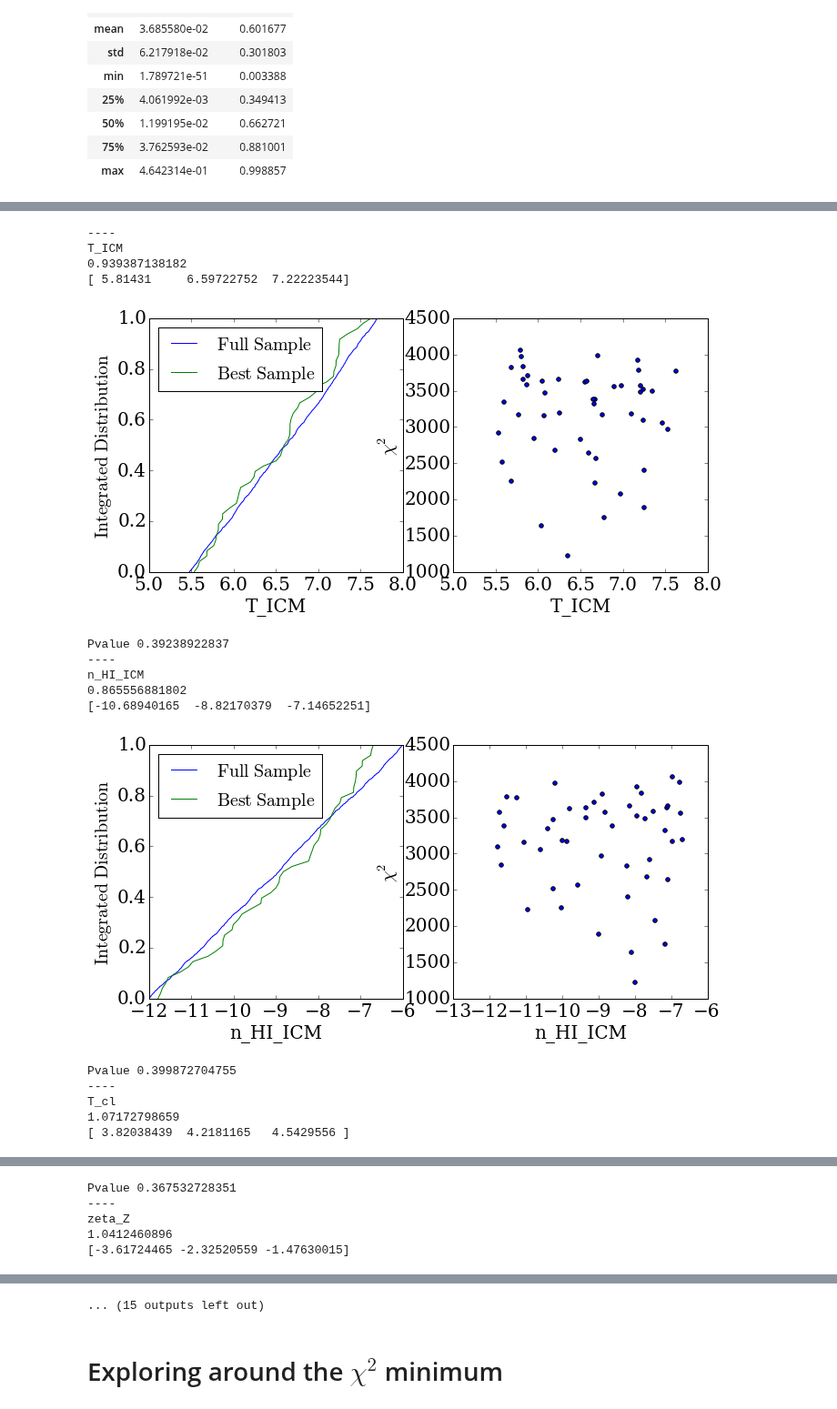
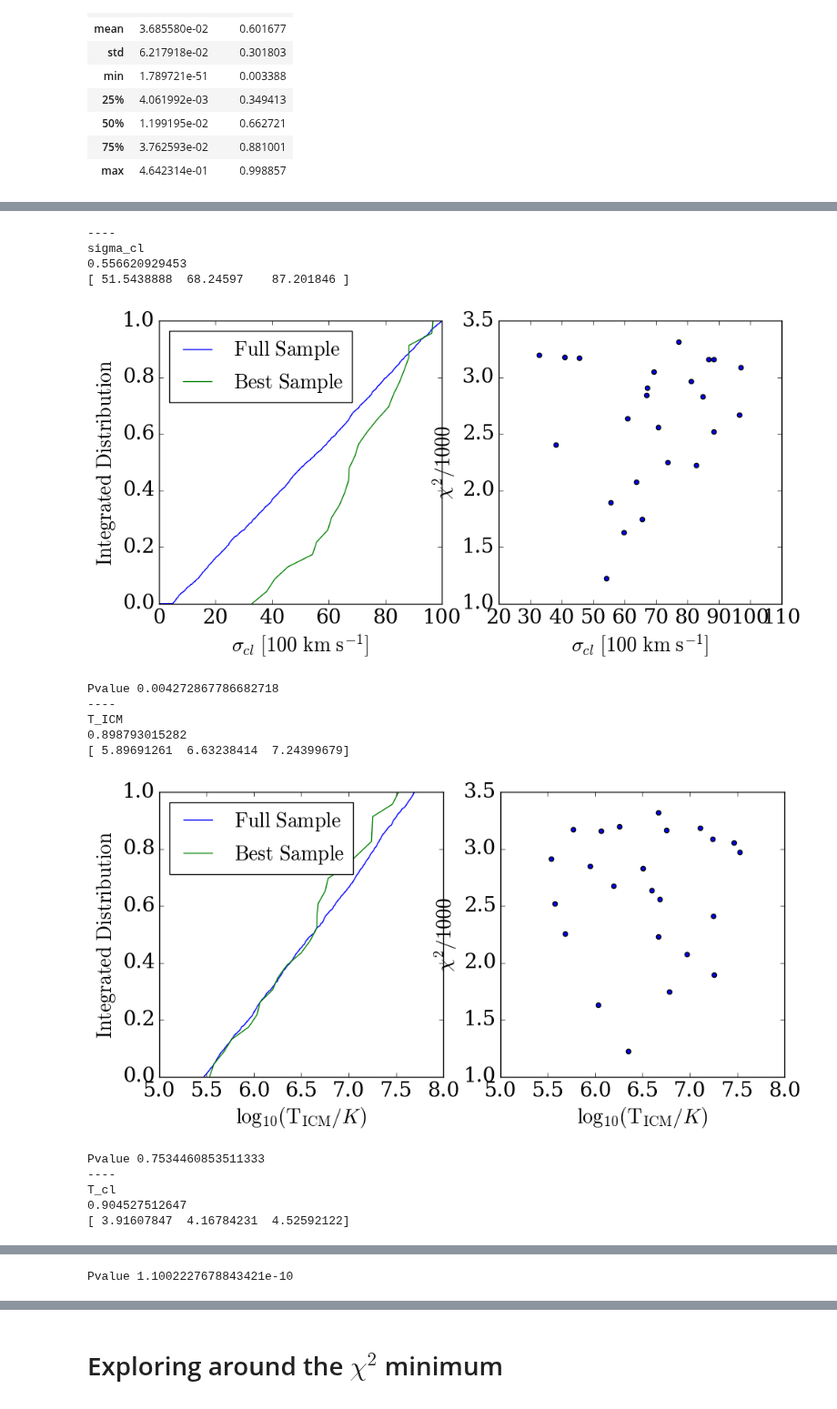
Before and after one commit to astroandes/tololo-lya-fit, a Jupyter notebook: code/multiphase.ipynb, the cells around one changed output, grey strips where cells are left out. Shown at 91% size. Drawn from its saved outputs; the diff is of its cells as text; code cells hidden in the pictures.

Commit message:
cleaning multiphase plots

```diff
--- a/code/multiphase.ipynb
+++ b/code/multiphase.ipynb
@@ -7,6 +7,8 @@ import matplotlib.pyplot as plt
 from scipy import stats
 # %%
 data = ps.read_csv("../data/multiphase/results.csv")
+data['vinf_cl'] = data['vinf_cl']/100.0
+data['chisq'] = data['chisq']/1000.0
 f_escape = ps.read_csv("../data/multiphase/fesc_clumpy.csv")
 # %%
 data.describe()
@@ -36,12 +38,12 @@ f_escape.describe()
 # %%
 chisq = data.chisq
 n_models = len(chisq)
-n_best = n_models/50
-print n_best, n_models
+n_best = n_models//100
+print(n_best, n_models)
 min_chisq = chisq.min()
 sorted_id = np.argsort(chisq)
 ii = sorted_id[:n_best]
 best_models = data.loc[ii]
 f_esc_best_models = f_escape.loc[ii]
-print len(chisq[ii])
+print (len(chisq[ii]), chisq[ii].min(), chisq[ii].max())
 # %% [output]
@@ -74,6 +76,6 @@ f_esc_best_models.describe()
 | max | 0.267885 | 0.983714 |
 # %%
-def plot_distros(fullsample, subsample, chi2sub, labelx):
+def plot_distros(fullsample, subsample, chi2sub, labelx='x', filename='x'):
     fig = plt.figure(1, figsize=(11,5))
     plt.clf()
     #plt.rc('text', usetex=True,)
@@ -102,9 +104,9 @@ def plot_distros(fullsample, subsample, chi2sub, labelx):
 
     ax = plt.gca()
     plt.xlabel(labelx, fontsize=20)
-    plt.ylabel(r'$\chi^2$', fontsize=20)
+    plt.ylabel(r'$\chi^2/1000$', fontsize=20)
 
-    plt.savefig(labelx+'.png')
+    plt.savefig(str(filename)+'.pdf')
     plt.show(fig)
     plt.close(fig)
     return ks_stat, p_value
@@ -129,58 +131,65 @@ column_lin = ['H_em', 'P_cl', 'f_cl', 'sigma_i', 'beta_cl', 'sigma_cl', 'vinf_cl
 columns = []
 change = []
 values = []
 p_values = []
-try_columns = ['P_cl', 'sigma_i', 'sigma_cl', 'vinf_cl']
+
 try_columns = ['T_ICM', 'n_HI_ICM', 'T_cl', 'n_HI_cl', 'zeta_Z','H_em',
               'P_cl', 'f_cl', 'sigma_i', 'beta_cl', 'sigma_cl', 'vinf_cl', 'r_cl']
+try_columns = ['sigma_cl', 'T_ICM', 'T_cl', 'vinf_cl']
+units = {
+        'sigma_cl':'$\sigma_{cl}\ [100\ \mathrm{km\ s^{-1}}]$',
+        'T_ICM' : '$\log_{10}(\mathrm{T_{ICM}} / K)$',
+            'T_cl' : '$\log_{10}(\mathrm{T_{cl}} / K)$',
+        'vinf_cl' : '$v_{\infty,\mathrm{cl}}\ [100\ \mathrm{km\ s^{-1}]}$'
+        }
 for column in try_columns:
     if column in column_log:
-        print "----"
-        print column
+        print ("----")
+        print (column)
         best_q = np.log10(best_models[column].quantile([0.16,0.50,0.84]))
         all_q = np.log10(data[column].quantile([0.16,0.50,0.84]))
         delta_all = all_q.values[2] - all_q.values[0]
         delta_best = best_q.values[2] - best_q.values[0]
-        print delta_best/delta_all
-        print best_q.values
+        print(delta_best/delta_all)
+        print(best_q.values)
         change.append(delta_best/delta_all)
         columns.append(column)
         values.append(best_q.values)
         _, pv = plot_distros(np.log10(data[column].values), np.log10(best_models[column].values),
-                     best_models['chisq'].values, column)
+                     best_models['chisq'].values, labelx=units[column], filename=column)
         p_values.append(pv)
-        print "Pvalue {}".format(pv)
+        print ("Pvalue {}".format(pv))
     if column in column_lin:
-        print "----"
-        print column
+        print("----")
+        print(column)
         best_q = (best_models[column].quantile([0.16,0.50,0.84]))
         all_q = (data[column].quantile([0.16,0.50,0.84]))
         delta_all = all_q.values[2] - all_q.values[0]
         delta_best = best_q.values[2] - best_q.values[0]
-        print delta_best/delta_all
-        print best_q.values
+        print(delta_best/delta_all)
+        print(best_q.values)
         change.append(delta_best/delta_all)
         columns.append(column)
         values.append(best_q.values)
         _,pv = plot_distros((data[column].values), (best_models[column].values),
-                     best_models['chisq'].values, column)
+                     best_models['chisq'].values, labelx=units[column], filename=column)
         p_values.append(pv)
-        print "Pvalue {}".format(pv)
+        print("Pvalue {}".format(pv))
         #print column
 # %% [output]
 ----
-T_ICM
-0.939387138182
-[ 5.81431     6.59722752  7.22223544]
+sigma_cl
+0.556620929453
+[ 51.5438888  68.24597    87.201846 ]
-[figure, old version]
+[figure, new version]
-Pvalue 0.39238922837
+Pvalue 0.004272867786682718
 ----
-n_HI_ICM
-0.865556881802
-[-10.68940165  -8.82170379  -7.14652251]
+T_ICM
+0.898793015282
+[ 5.89691261  6.63238414  7.24399679]
-[figure, old version]
+[figure, new version]
-Pvalue 0.399872704755
+Pvalue 0.7534460853511333
 ----
 T_cl
-1.07172798659
-[ 3.82038439  4.2181165   4.5429556 ]
+0.904527512647
+[ 3.91607847  4.16784231  4.52592122]
@@ -194,5 +203 @@ n_HI_cl
-Pvalue 0.367532728351
-----
-zeta_Z
-1.0412460896
-[-3.61724465 -2.32520559 -1.47630015]
+Pvalue 1.1002227678843421e-10
@@ -206,4 +204,3 @@ H_em
-... (15 outputs left out)
 # %% [markdown]
 # Exploring around the $\chi^2$ minimum
 # %%
```
Also changed, not shown: parts of 7 cells of this notebook.
